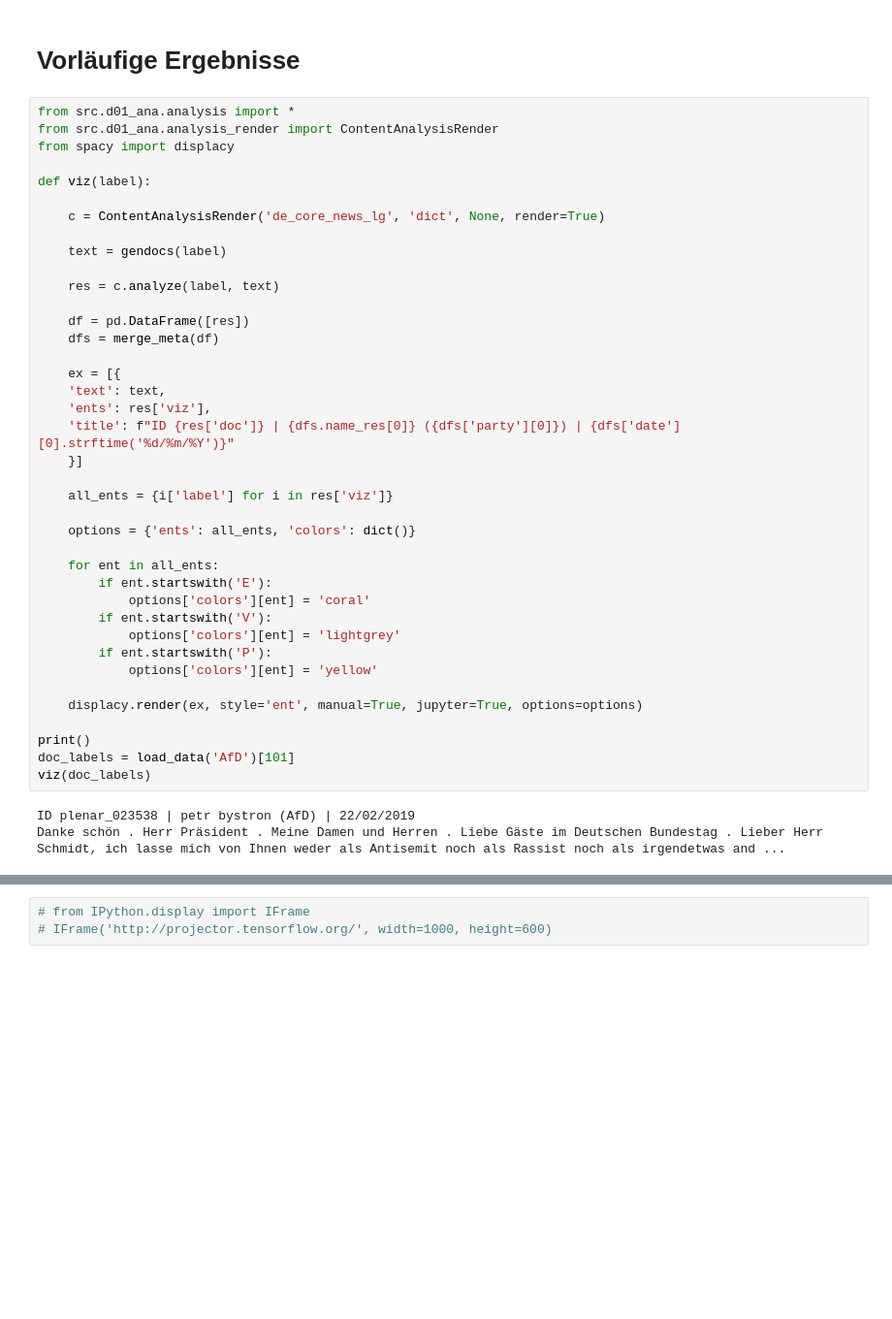
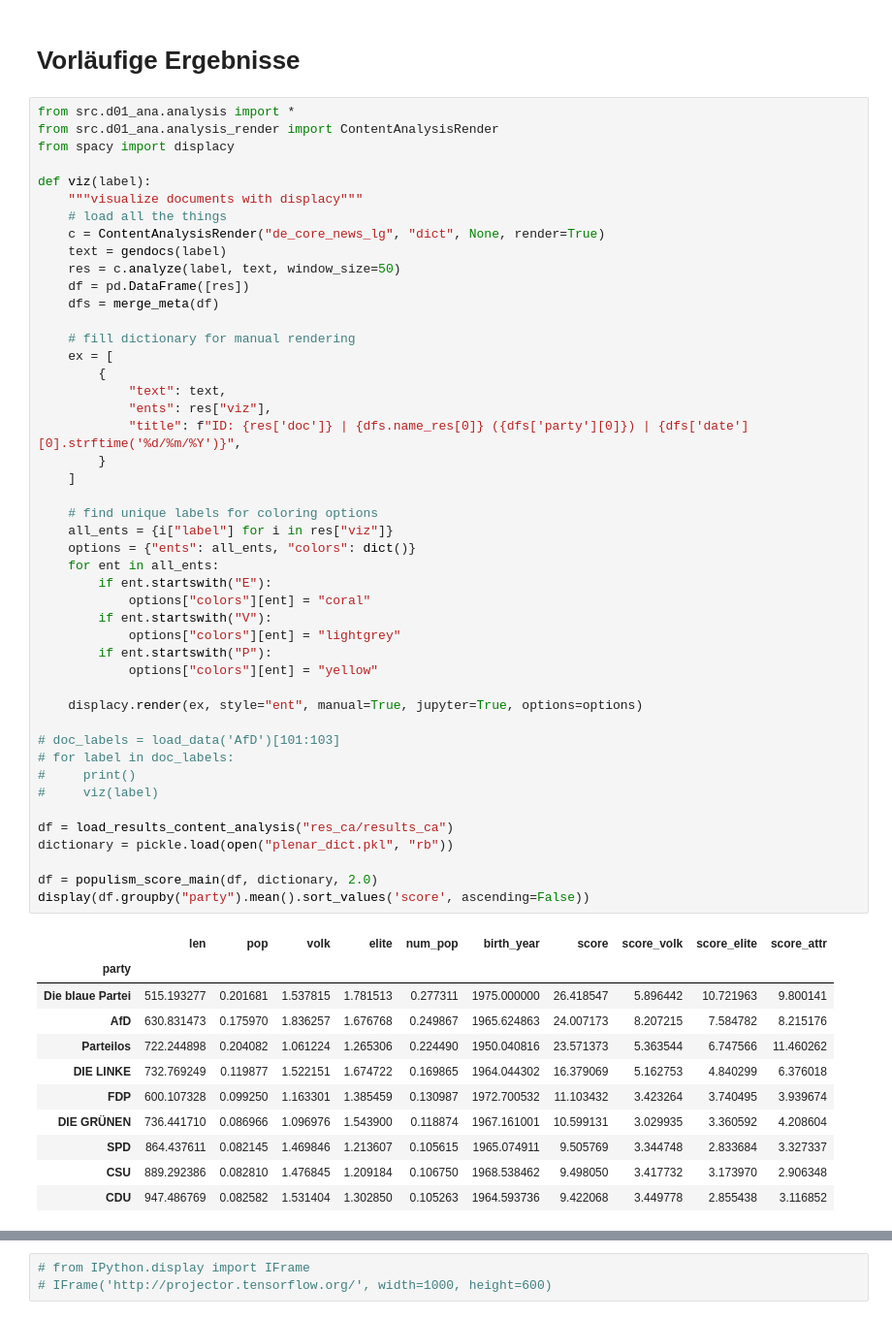
Before and after one commit to philip-py/mdb_nlp, a Jupyter notebook: exposé_ma.ipynb, the cells around one changed output, grey strips where cells are left out. Shown at 97% size. Drawn from its saved outputs; the diff is of its cells as text; blank space fills up the shorter version.

Commit message:
update before changing content_analysis again...

```diff
--- a/exposé_ma.ipynb
+++ b/exposé_ma.ipynb
@@ -129,42 +119,58 @@ Meine These lautet, dass Word-Embeddings zur Operationalisierung Diskurstheoreti
 # %%
 from src.d01_ana.analysis import *
 from src.d01_ana.analysis_render import ContentAnalysisRender
 from spacy import displacy
 
 def viz(label):
-
-    c = ContentAnalysisRender('de_core_news_lg', 'dict', None, render=True)
-
+    """visualize documents with displacy"""
+    # load all the things
+    c = ContentAnalysisRender("de_core_news_lg", "dict", None, render=True)
     text = gendocs(label)
-
-    res = c.analyze(label, text)
-
+    res = c.analyze(label, text, window_size=50)
     df = pd.DataFrame([res])
     dfs = merge_meta(df)
 
-    ex = [{
-    'text': text,
-    'ents': res['viz'],
-    'title': f"ID {res['doc']} | {dfs.name_res[0]} ({dfs['party'][0]}) | {dfs['date'][0].strftime('%d/%m/%Y')}"
-    }]
+    # fill dictionary for manual rendering
+    ex = [
+        {
+            "text": text,
+            "ents": res["viz"],
+            "title": f"ID: {res['doc']} | {dfs.name_res[0]} ({dfs['party'][0]}) | {dfs['date'][0].strftime('%d/%m/%Y')}",
+        }
+    ]
 
-    all_ents = {i['label'] for i in res['viz']}
+    # find unique labels for coloring options
+    all_ents = {i["label"] for i in res["viz"]}
+    options = {"ents": all_ents, "colors": dict()}
+    for ent in all_ents:
+        if ent.startswith("E"):
+            options["colors"][ent] = "coral"
+        if ent.startswith("V"):
+            options["colors"][ent] = "lightgrey"
+        if ent.startswith("P"):
+            options["colors"][ent] = "yellow"
 
-    options = {'ents': all_ents, 'colors': dict()}
+    displacy.render(ex, style="ent", manual=True, jupyter=True, options=options)
 
-    for ent in all_ents:
-        if ent.startswith('E'):
-            options['colors'][ent] = 'coral'
-        if ent.startswith('V'):
-            options['colors'][ent] = 'lightgrey'
-        if ent.startswith('P'):
-            options['colors'][ent] = 'yellow'
+# doc_labels = load_data('AfD')[101:103]
+# for label in doc_labels:
+#     print()
+#     viz(label)
 
-    displacy.render(ex, style='ent', manual=True, jupyter=True, options=options)
+df = load_results_content_analysis("res_ca/results_ca")
+dictionary = pickle.load(open("plenar_dict.pkl", "rb"))
 
-print()
-doc_labels = load_data('AfD')[101]
-viz(doc_labels)
+df = populism_score_main(df, dictionary, 2.0)
+display(df.groupby("party").mean().sort_values('score', ascending=False))
 # %% [output]
-ID plenar_023538 | petr bystron (AfD) | 22/02/2019
-Danke schön . Herr Präsident . Meine Damen und Herren . Liebe Gäste im Deutschen Bundestag . Lieber Herr Schmidt, ich lasse mich von Ihnen weder als Antisemit noch als Rassist noch als irgendetwas and ...
+|  | len | pop | volk | elite | num_pop | birth_year | score | score_volk | score_elite | score_attr |
+| party |  |  |  |  |  |  |  |  |  |  |
+| Die blaue Partei | 515.193277 | 0.201681 | 1.537815 | 1.781513 | 0.277311 | 1975.000000 | 26.418547 | 5.896442 | 10.721963 | 9.800141 |
+| AfD | 630.831473 | 0.175970 | 1.836257 | 1.676768 | 0.249867 | 1965.624863 | 24.007173 | 8.207215 | 7.584782 | 8.215176 |
+| Parteilos | 722.244898 | 0.204082 | 1.061224 | 1.265306 | 0.224490 | 1950.040816 | 23.571373 | 5.363544 | 6.747566 | 11.460262 |
+| DIE LINKE | 732.769249 | 0.119877 | 1.522151 | 1.674722 | 0.169865 | 1964.044302 | 16.379069 | 5.162753 | 4.840299 | 6.376018 |
+| FDP | 600.107328 | 0.099250 | 1.163301 | 1.385459 | 0.130987 | 1972.700532 | 11.103432 | 3.423264 | 3.740495 | 3.939674 |
+| DIE GRÜNEN | 736.441710 | 0.086966 | 1.096976 | 1.543900 | 0.118874 | 1967.161001 | 10.599131 | 3.029935 | 3.360592 | 4.208604 |
+| SPD | 864.437611 | 0.082145 | 1.469846 | 1.213607 | 0.105615 | 1965.074911 | 9.505769 | 3.344748 | 2.833684 | 3.327337 |
+| CSU | 889.292386 | 0.082810 | 1.476845 | 1.209184 | 0.106750 | 1968.538462 | 9.498050 | 3.417732 | 3.173970 | 2.906348 |
+| CDU | 947.486769 | 0.082582 | 1.531404 | 1.302850 | 0.105263 | 1964.593736 | 9.422068 | 3.449778 | 2.855438 | 3.116852 |
```
Also changed, not shown: parts of 2 cells of this notebook, 7 other files.
